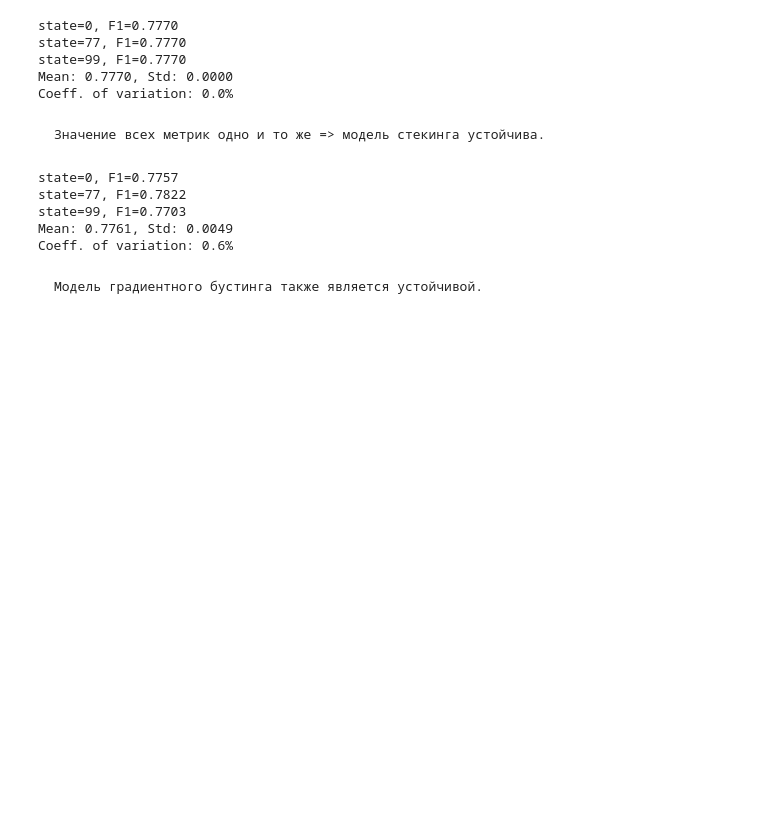
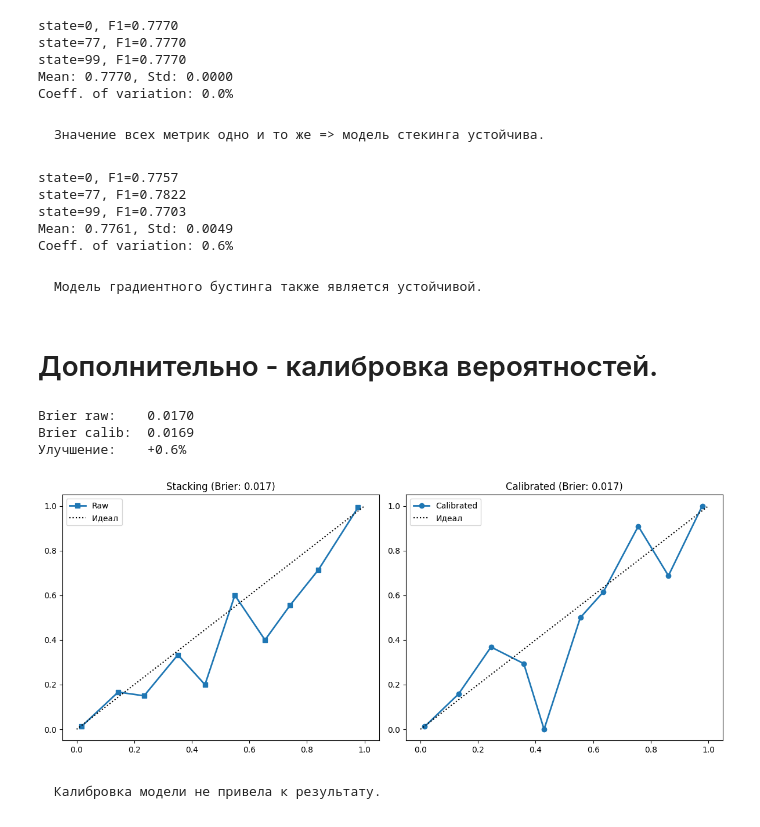
Before and after one commit to pshqd/art_ing_course, a Jupyter notebook: homeworks/HW06/HW06.ipynb, the cells around one changed output. Saved outputs shown, nothing was run; the diff lists cells and outputs as text; code cells hidden in the pictures; blank space fills up the shorter version.

```diff
--- a/homeworks/HW06/HW06.ipynb
+++ b/homeworks/HW06/HW06.ipynb
@@ -665,3 +659,49 @@ Mean: 0.7761, Std: 0.0049
 Coeff. of variation: 0.6%
 # %% [markdown]
     Модель градиентного бустинга также является устойчивой.
+# %% [markdown]
+# Дополнительно - калибровка вероятностей.
+# %%
+calib_model = CalibratedClassifierCV(
+    best_model,
+    method='sigmoid',  # Platt scaling для деревьев
+    cv=StratifiedKFold(n_splits=5, shuffle=True, random_state=RANDOM_STATE)
+)
+calib_model.fit(X_train, y_train)
+
+
+# Сравнение Brier score (меньше = лучше калибровка)
+y_proba_raw = best_model.predict_proba(X_test)[:, 1]
+y_proba_calib = calib_model.predict_proba(X_test)[:, 1]
+
+brier_raw = brier_score_loss(y_test, y_proba_raw)
+brier_calib = brier_score_loss(y_test, y_proba_calib)
+
+print(f"Brier raw:    {brier_raw:.4f}")
+print(f"Brier calib:  {brier_calib:.4f}")
+print(f"Улучшение:    {((brier_raw - brier_calib)/brier_raw*100):+.1f}%")
+# %% [output]
+Brier raw:    0.0170
+Brier calib:  0.0169
+Улучшение:    +0.6%
+# %%
+fig, (ax1, ax2) = plt.subplots(1, 2, figsize=(12, 5))
+frac_raw, mean_raw = calibration_curve(y_test, y_proba_raw, n_bins=10)
+ax1.plot(mean_raw, frac_raw, "s-", label="Raw", linewidth=2)
+ax1.plot([0, 1], [0, 1], "k:", label="Идеал")
+ax1.set_title(f"{best_label} (Brier: {brier_raw:.3f})")
+ax1.legend()
+
+frac_calib, mean_calib = calibration_curve(y_test, y_proba_calib, n_bins=10)
+ax2.plot(mean_calib, frac_calib, "o-", label="Calibrated", linewidth=2)
+ax2.plot([0, 1], [0, 1], "k:", label="Идеал")
+ax2.set_title(f"Calibrated (Brier: {brier_calib:.3f})")
+ax2.legend()
+
+plt.tight_layout()
+plt.savefig(f"artifacts/figures/{best_label}_calibration.png", dpi=300, bbox_inches='tight')
+plt.show()
+# %% [output]
+[figure, added]
+# %% [markdown]
+    Калибровка модели не привела к результату.
```
Also changed, not shown: parts of 11 cells of this notebook, 3 other files.
